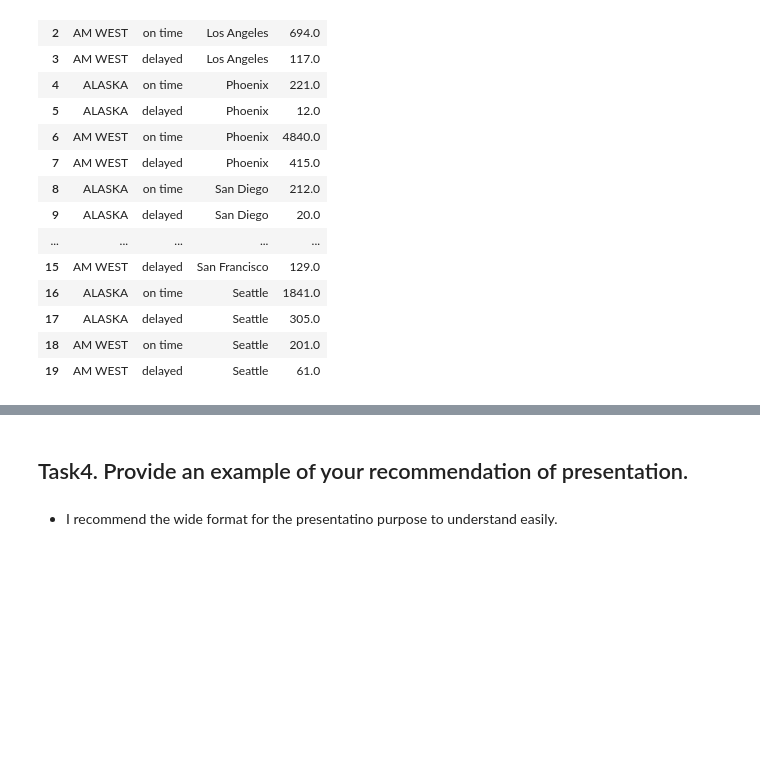
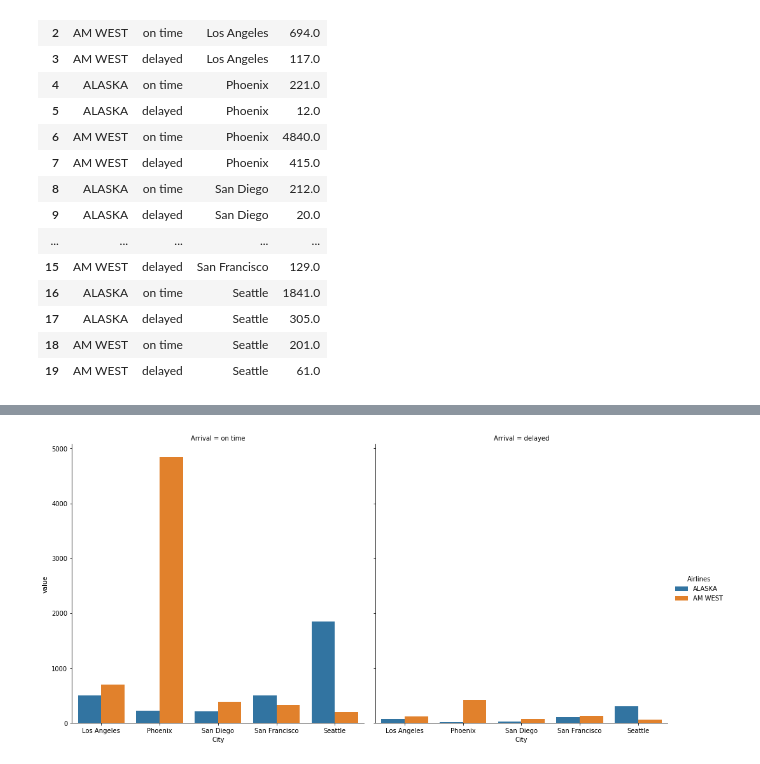
Before and after one commit to mhan1/DAV-5400, a Jupyter notebook: M_Han_W9_assn.ipynb, the cells around one changed output, grey strips where cells are left out. Cells and saved outputs as stored; diff of their text form; code cells hidden in the pictures; blank space fills up the shorter version.

```diff
--- a/M_Han_W9_assn.ipynb
+++ b/M_Han_W9_assn.ipynb
@@ -178,4 +169,5 @@ than ALASKA airline. Even though AM WEST has a little more "delayed" arrival, th
-# %% [markdown]
-## Task4. Provide an example of your recommendation of presentation.
-# %% [markdown]
-- I recommend the wide format for the presentatino purpose to understand easily.
+# %%
+#To answer the question, for each city which airline had the best on time performance, I visualize the data as below.
+sns.catplot(x="City", y="value", col="Arrival", hue="Airlines", data=tidy4, kind='bar', height=7);
+# %% [output]
+[figure, added]
```
Also changed, not shown: parts of 18 cells of this notebook.
